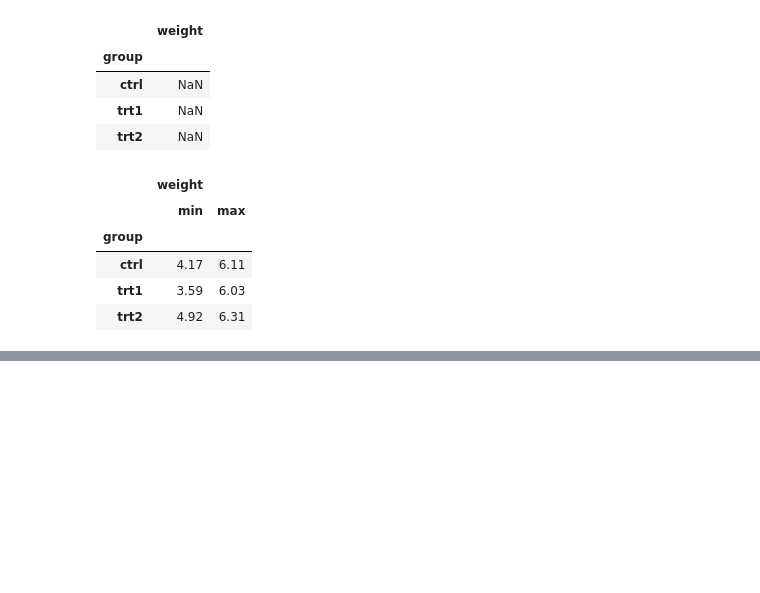
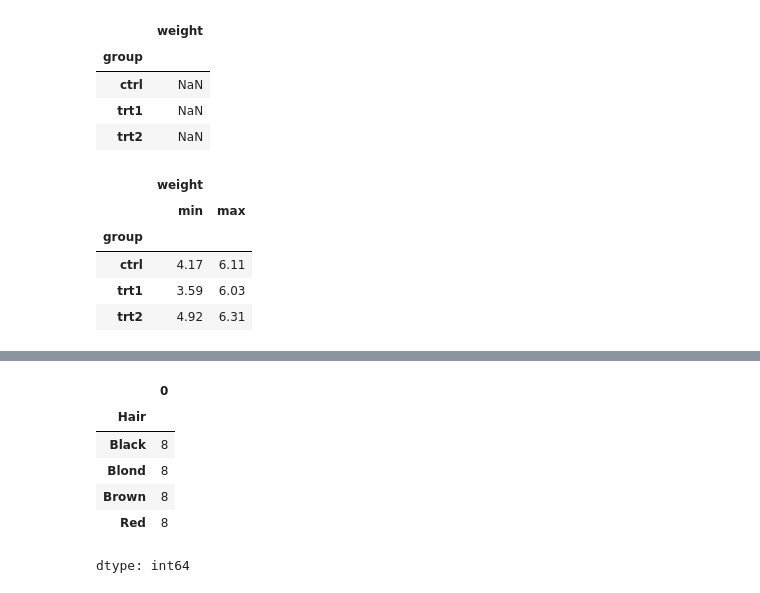
Before and after one commit to AlineSouzaSantos/Pyhton_Dados, a Jupyter notebook: ExerciciosWomakers.ipynb, the cells around one changed output, grey strips where cells are left out. Drawn from its saved outputs; the diff is of its cells as text; code cells hidden in the pictures; blank space fills up the shorter version.

```diff
--- a/ExerciciosWomakers.ipynb
+++ b/ExerciciosWomakers.ipynb
@@ -149,0 +211,11 @@ media_tabela
+# %%
+#3
+cor_olhos_cabelo.groupby('Hair').size()
+# %% [output]
+|  | 0 |
+| Hair |  |
+| Black | 8 |
+| Blond | 8 |
+| Brown | 8 |
+| Red | 8 |
+dtype: int64
```
Also changed, not shown: parts of 4 cells of this notebook.
